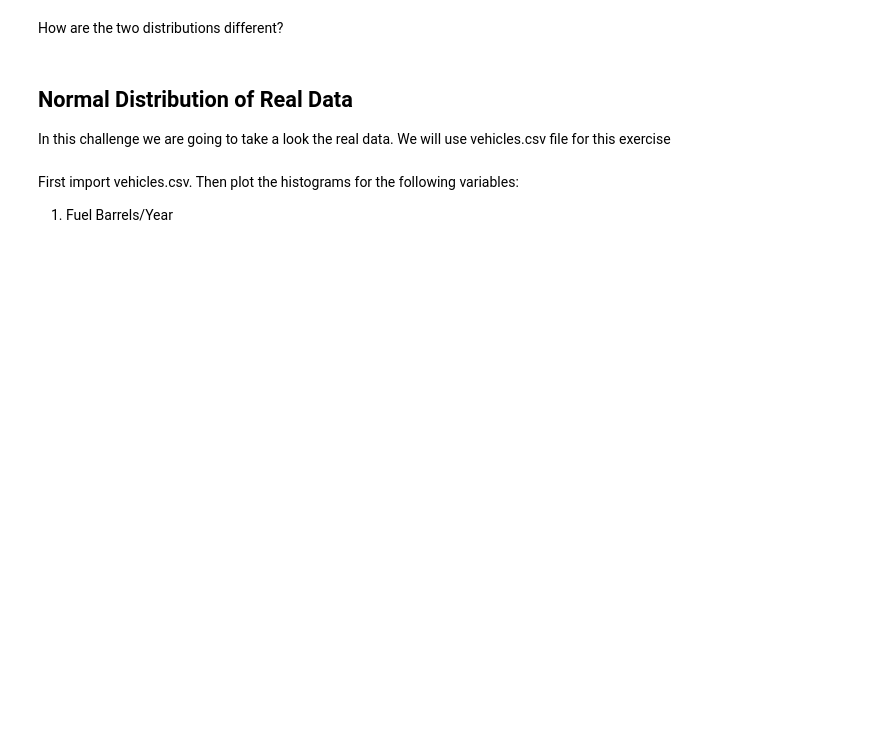
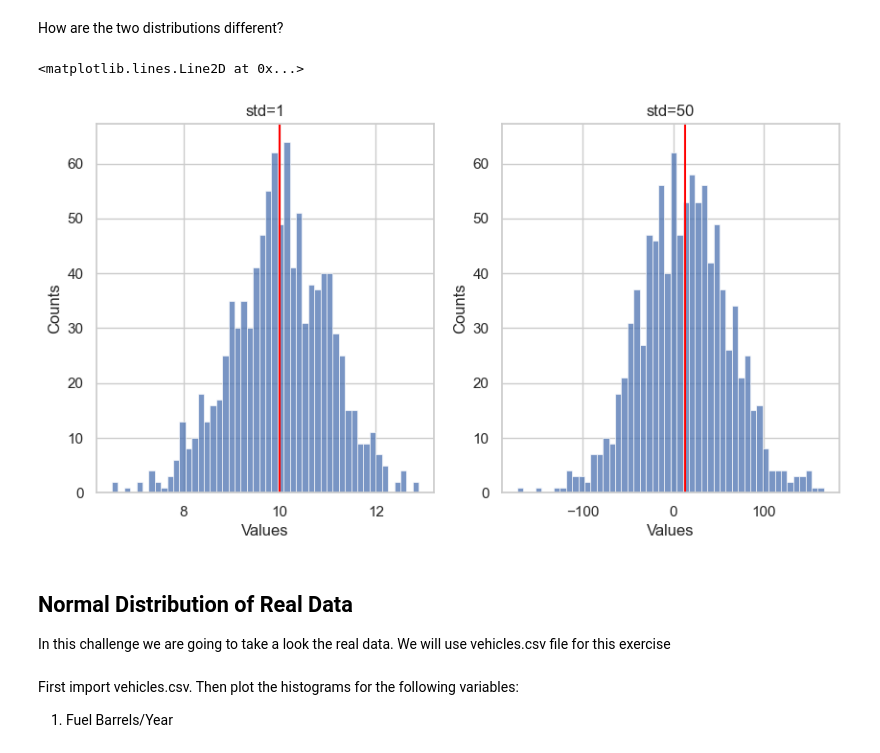
Before and after one commit to Ironhack-data-bcn-january-2023/lab-continuous-probability-distributions, a Jupyter notebook: your-code/main.ipynb, the cells around one changed output. Cells and saved outputs as stored; diff of their text form; code cells hidden in the pictures; blank space fills up the shorter version.

```diff
--- a/your-code/main.ipynb
+++ b/your-code/main.ipynb
@@ -193,2 +194,11 @@ Expected output:
+# %%
+# your code here
+
+norm()
+
+def norm_dist(average, standard_deviation, x):
+    sample = norm(loc=average, scale=standard_deviation)
+
+    return sample.rvs(x)
 # %% [markdown]
 How are the two distributions different?
@@ -196,0 +205,31 @@ How are the two distributions different?
+# %%
+# your answer below
+
+a = norm_dist(10, 1, 1000)
+b = norm_dist(10, 50, 1000)
+# %%
+fix, (ax1, ax2) = plt.subplots(ncols=2, figsize=(10,5))
+sns.histplot(a, bins=50, ax=ax1)
+sns.histplot(b, bins=50, ax=ax2)
+
+# Set the y-axis limits to be the same for both subplots
+y_max = max(ax1.get_ylim()[1], ax2.get_ylim()[1])
+ax1.set_ylim(0, y_max)
+ax2.set_ylim(0, y_max)
+
+# Add labels and title to each subplot
+ax1.set_xlabel("Values")
+ax1.set_ylabel("Counts")
+ax1.set_title("std=1")
+
+ax2.set_xlabel("Values")
+ax2.set_ylabel("Counts")
+ax2.set_title("std=50")
+
+#mean line
+ax1.axvline(x=a.mean(), color = "red", label="Average")
+
+ax2.axvline(x=b.mean(), color = "red", label="Average")
+# %% [output]
+<matplotlib.lines.Line2D at 0x...>
+[figure, added]
```
Also changed, not shown: parts of 16 cells of this notebook.
